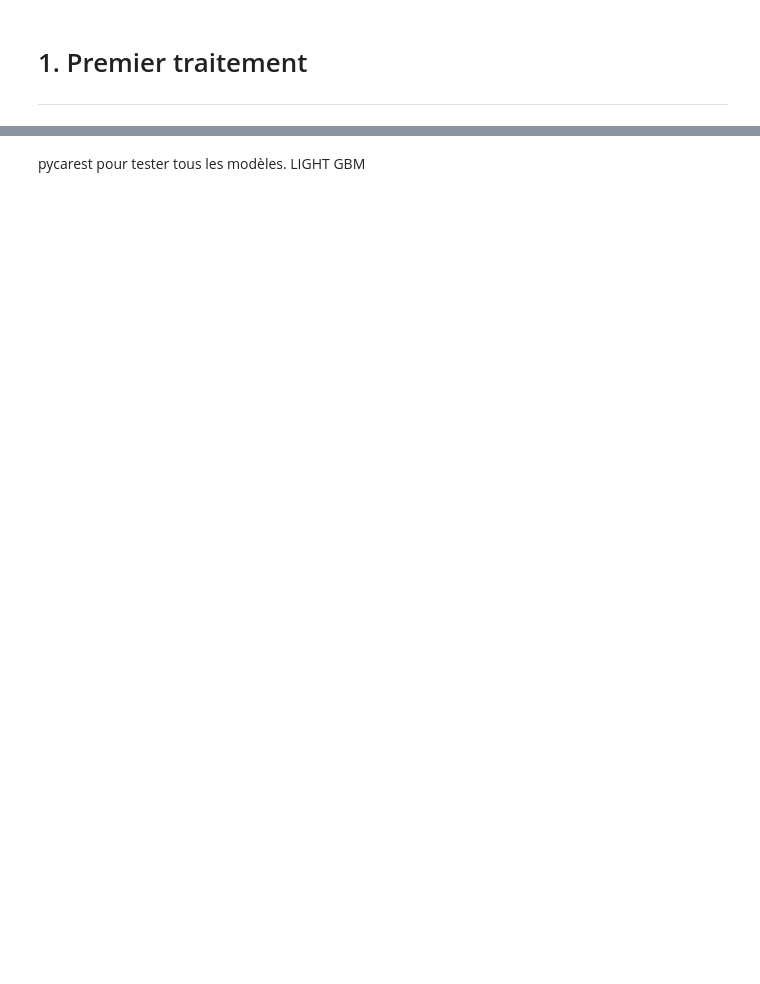
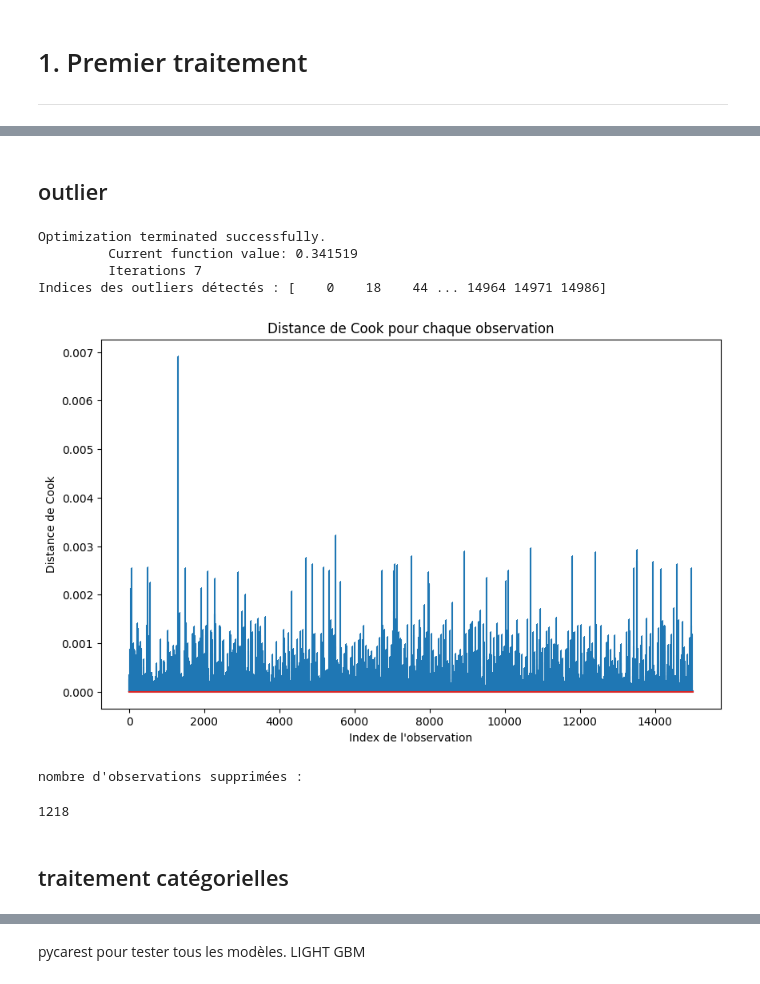
Before and after one commit to lucasvazelle/MOSEF-Bank-Churn-Prediction-VAZELLE-TAVERDIAN, a Jupyter notebook: src/code brouillon lucas.ipynb, the cells around one changed output, grey strips where cells are left out. Drawn from its saved outputs; the diff is of its cells as text; code cells hidden in the pictures; blank space fills up the shorter version.

```diff
--- a/src/code brouillon lucas.ipynb
+++ b/src/code brouillon lucas.ipynb
@@ -81,0 +161,76 @@ train_traitement = train_traitement.drop(columns=['Surname', 'id', 'CustomerId']
+# %%
+# enlève colonne balance car elle est très corrélé avec Nombre de produit mais nombre de produit est plus corrélé avec la target que Balance
+train_traitement = train_traitement.drop(columns=['Balance'])
+# remarque, c'est ce que fait Lasso
+# %% [markdown]
+## outlier
+# %%
+import numpy as np
+import pandas as pd
+
+import statsmodels.api as sm
+import matplotlib.pyplot as plt
+
+class OutlierCooksDistance:
+    def __init__(self, donnees: pd.DataFrame, variable_cible: str) -> None:
+        self.donnees = donnees
+        self.variable_cible = variable_cible
+        self.colonnes_numeriques = donnees.select_dtypes(include=['float64', 'int64']).columns
+        self.colonnes_categorielles = donnees.select_dtypes(include=['object']).columns
+        self.variables_features = self.colonnes_numeriques.drop(variable_cible)
+        self.X_features_numeriques = self.donnees[self.variables_features]
+        self.y_cible = self.donnees[self.variable_cible]
+        self.X_features_avec_constante = sm.add_constant(self.X_features_numeriques)
+
+    def ajuster_modele_logistique(self):
+        self.modele_logistique = sm.Logit(self.y_cible, self.X_features_avec_constante)
+        self.modele_logistique_ajuste = self.modele_logistique.fit()
+
+    def calculer_distances_cook(self):
+        influence = self.modele_logistique_ajuste.get_influence()
+        self.distances_cook = influence.cooks_distance[0]
+
+    def identifier_outliers(self):
+        nombre_observations = len(self.donnees)
+        nombre_parametres = self.X_features_avec_constante.shape[1]
+        seuil_distance_cook = 4 / (nombre_observations - nombre_parametres)
+        self.outliers = np.where(self.distances_cook > seuil_distance_cook)[0]
+
+    def supprimer_outliers(self) -> pd.DataFrame:
+        if len(self.outliers) > 0:
+            print(f"Indices des outliers détectés : {self.outliers}")
+            self.donnees_sans_outliers = self.donnees.drop(index=self.outliers)
+        else:
+            print("Aucun outlier détecté. Pas de suppression d'observations.")
+            self.donnees_sans_outliers = self.donnees
+        return self.donnees_sans_outliers
+
+    def tracer_distance_cook(self):
+        plt.figure(figsize=(10, 6))
+        plt.stem(np.arange(len(self.distances_cook)), self.distances_cook, markerfmt=",")
+        plt.title("Distance de Cook pour chaque observation")
+        plt.xlabel("Index de l'observation")
+        plt.ylabel("Distance de Cook")
+        plt.show()
+
+# Exemple d'utilisation
+data = train_traitement
+variable_cible = 'Exited'
+traitement = OutlierCooksDistance(data, variable_cible)
+traitement.ajuster_modele_logistique()
+traitement.calculer_distances_cook()
+traitement.identifier_outliers()
+data_train_sans_outlier = traitement.supprimer_outliers()
+traitement.tracer_distance_cook()
+# %% [output]
+Optimization terminated successfully.
+         Current function value: 0.341519
+         Iterations 7
+Indices des outliers détectés : [    0    18    44 ... 14964 14971 14986]
+[figure, added]
+# %%
+print("nombre d'observations supprimées : ",)
+len (train_traitement)  - len(data_train_sans_outlier)
+# %% [output]
+nombre d'observations supprimées :
+1218
@@ -82,2 +239,4 @@ train_traitement = train_traitement.drop(columns=['Surname', 'id', 'CustomerId']
+# %% [markdown]
+## traitement catégorielles
 # %%
 train_traitement = pd.get_dummies(train_traitement, columns=['Gender', 'Geography'], drop_first=True)*1
```
Also changed, not shown: parts of 18 cells of this notebook, 7 other files.
